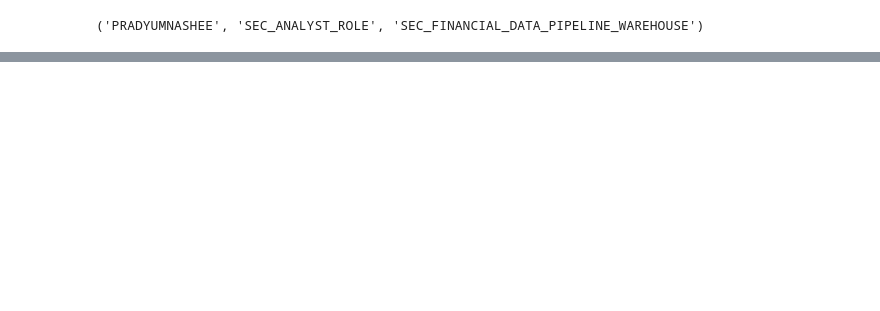
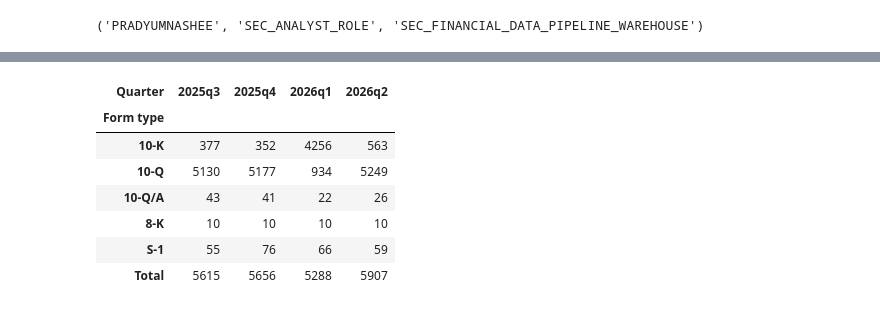
Before and after one commit to Pradyumna-Shee/Snowflake-ELT-Dynamic_Tables-Streams_and_Tasks, a Jupyter notebook: 10_gold_layer_business_reports_notebook.ipynb, the cells around one changed output, grey strips where cells are left out. Saved outputs shown, nothing was run; the diff lists cells and outputs as text; code cells hidden in the pictures; blank space fills up the shorter version.

```diff
--- a/10_gold_layer_business_reports_notebook.ipynb
+++ b/10_gold_layer_business_reports_notebook.ipynb
@@ -88,0 +131,27 @@ print(cur.execute("SELECT CURRENT_USER(), CURRENT_ROLE(), CURRENT_WAREHOUSE()").
+# %%
+cur.execute("""
+    SELECT
+        SOURCE_QUARTER,
+        FORM_TYPE,
+        COUNT(DISTINCT COMPANY_CIK) AS COMPANIES,
+        ROUND(AVG(DAYS_FROM_PERIOD_END_TO_FILING), 1) AS AVG_DAYS_TO_FILE
+    FROM FACT_FILING
+    WHERE FORM_TYPE IN ('10-K', '10-Q', '10-Q/A', '8-K', 'S-1')
+    GROUP BY SOURCE_QUARTER, FORM_TYPE
+    ORDER BY SOURCE_QUARTER, FORM_TYPE
+""")
+rows = cur.fetchall()
+df = pd.DataFrame(rows, columns=["Quarter", "Form type", "Companies", "Avg days to file"])
+# %%
+companies_table = df.pivot(index="Form type", columns="Quarter", values="Companies")
+companies_table.loc["Total"] = companies_table.sum(axis=0)
+companies_table
+# %% [output]
+| Quarter | 2025q3 | 2025q4 | 2026q1 | 2026q2 |
+| Form type |  |  |  |  |
+| 10-K | 377 | 352 | 4256 | 563 |
+| 10-Q | 5130 | 5177 | 934 | 5249 |
+| 10-Q/A | 43 | 41 | 22 | 26 |
+| 8-K | 10 | 10 | 10 | 10 |
+| S-1 | 55 | 76 | 66 | 59 |
+| Total | 5615 | 5656 | 5288 | 5907 |
```
Also changed, not shown: parts of 29 cells of this notebook.
